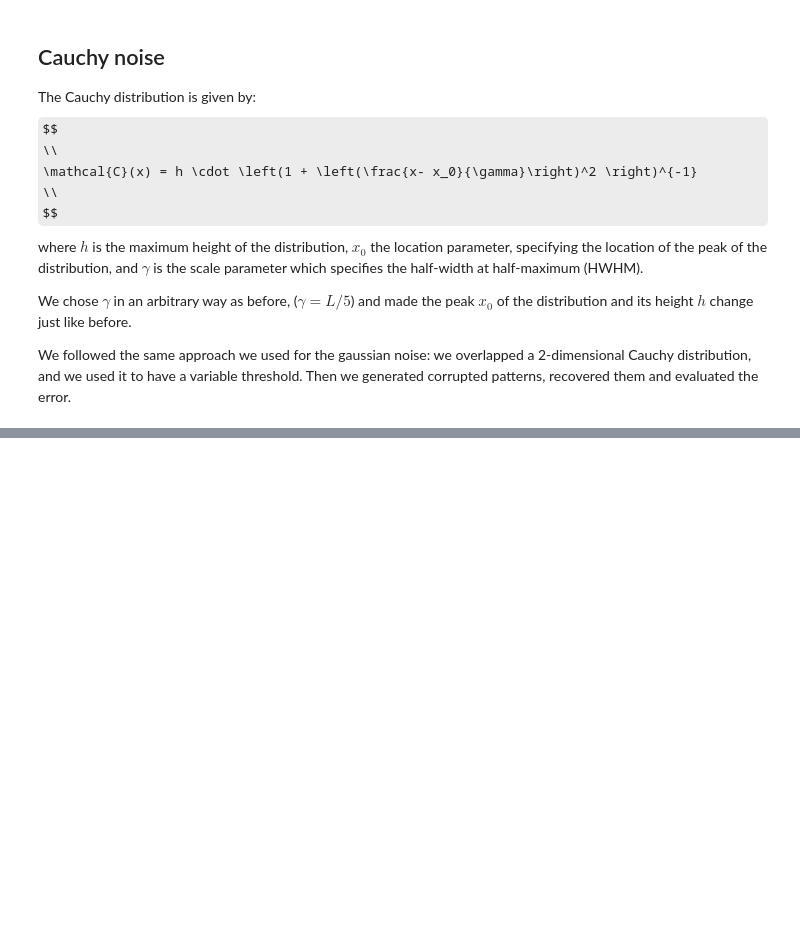
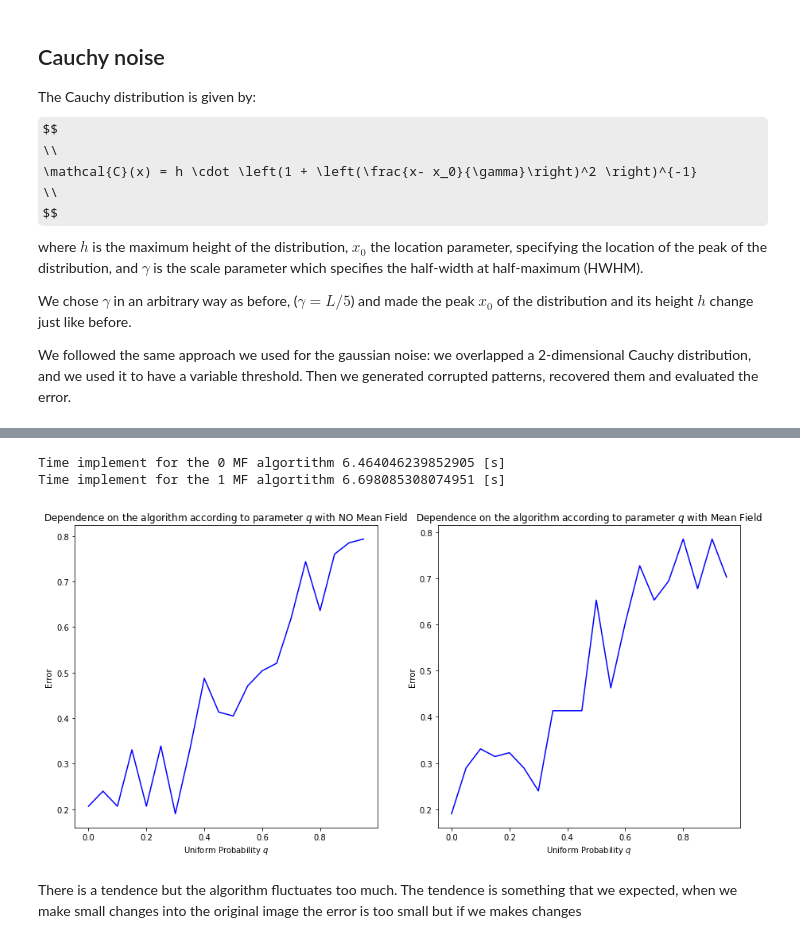
Before and after one commit to mballarin97/Hopfield-project, a Jupyter notebook: Deterministic Corruption.ipynb, the cells around one changed output, grey strips where cells are left out. Saved outputs shown, nothing was run; the diff lists cells and outputs as text; code cells hidden in the pictures; some formulas as TeX source; blank space fills up the shorter version.

```diff
--- a/Deterministic Corruption.ipynb
+++ b/Deterministic Corruption.ipynb
@@ -335,4 +358 @@ The algorithm recognised the pattern 1 and the correct pattern is 1
 ... (88 outputs left out)
-# %%
-for q in np.arange(0,1,0.05):
-    #robeh
@@ -340,0 +359,35 @@ SyntaxError: unexpected EOF while parsing (<ipython-input-35-7457cb74c4d1>, line
+# %%
+#set the probabilities between 0 and 1
+probabilities = np.arange(0,1,0.05)
+error = [[],[]]
+
+MF = [0,1]
+
+for i in MF:
+    start_time = time.time()
+    for q in probabilities:
+        yi = corrupt_uniform(xi[idx],q)
+        wrong_pixels, assigned_pattern, sys = algorithm(xi, idx, yi)
+        error[i].append(wrong_pixels)
+    end_time = time.time()
+    print('Time implementation for the', i, 'MF algortithm', end_time - start_time, '[s]')
+# %% [output]
+Time implement for the 0 MF algortithm 6.464046239852905 [s]
+Time implement for the 1 MF algortithm 6.698085308074951 [s]
+# %%
+#plot the results
+fig, (ax1, ax2) = plt.subplots(1, 2, figsize=(15, 7))
+
+ax1.plot(probabilities, error[0], 'b')
+ax1.set_title('Dependence on the algorithm according to parameter $q$ with NO Mean Field')
+ax1.set_xlabel('Uniform Probability $q$')
+ax1.set_ylabel('Error');
+
+ax2.plot(probabilities, error[1], 'b')
+ax2.set_title('Dependence on the algorithm according to parameter $q$ with Mean Field')
+ax2.set_xlabel('Uniform Probability $q$')
+ax2.set_ylabel('Error');
+# %% [output]
+[figure, added]
+# %% [markdown]
+There is a tendence but the algorithm fluctuates too much. The tendence is something that we expected, when we make small changes into the original image the error is too small but if we makes changes
```
Also changed, not shown: parts of 16 cells of this notebook.
